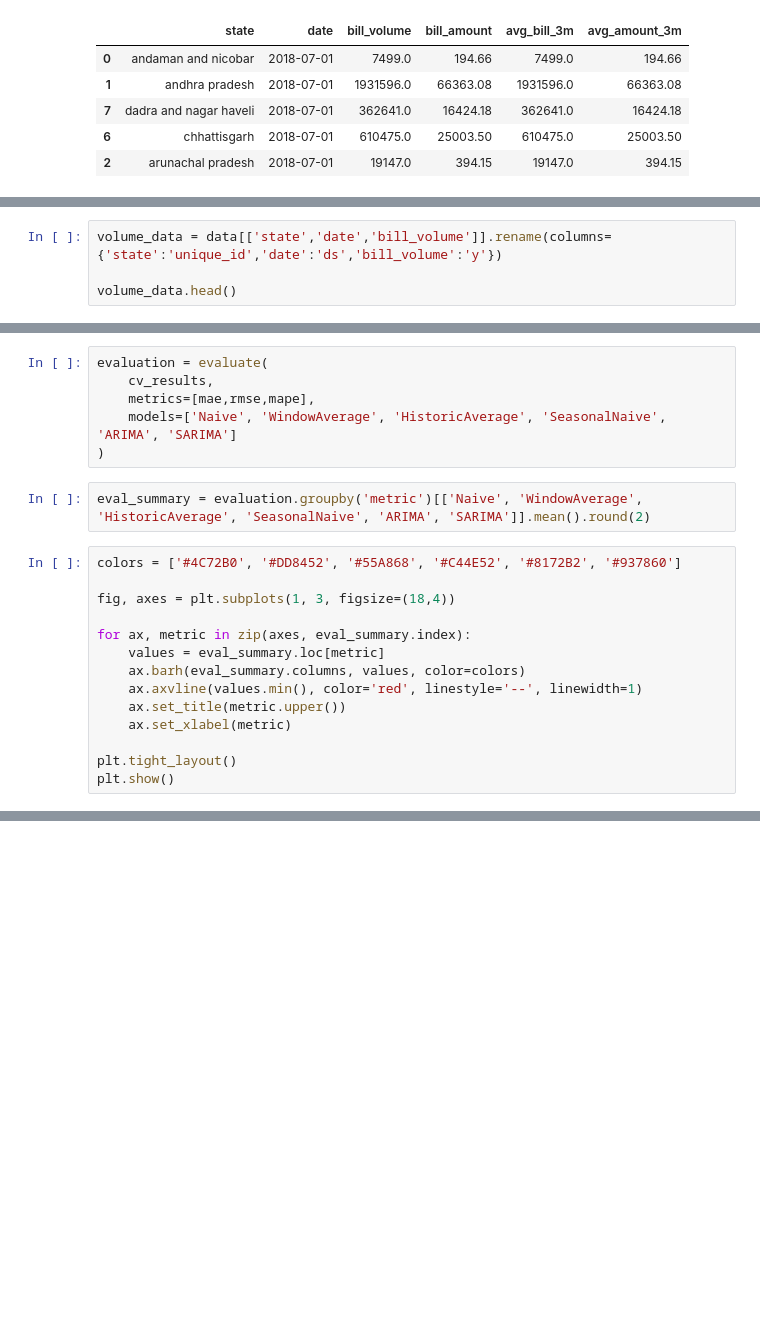
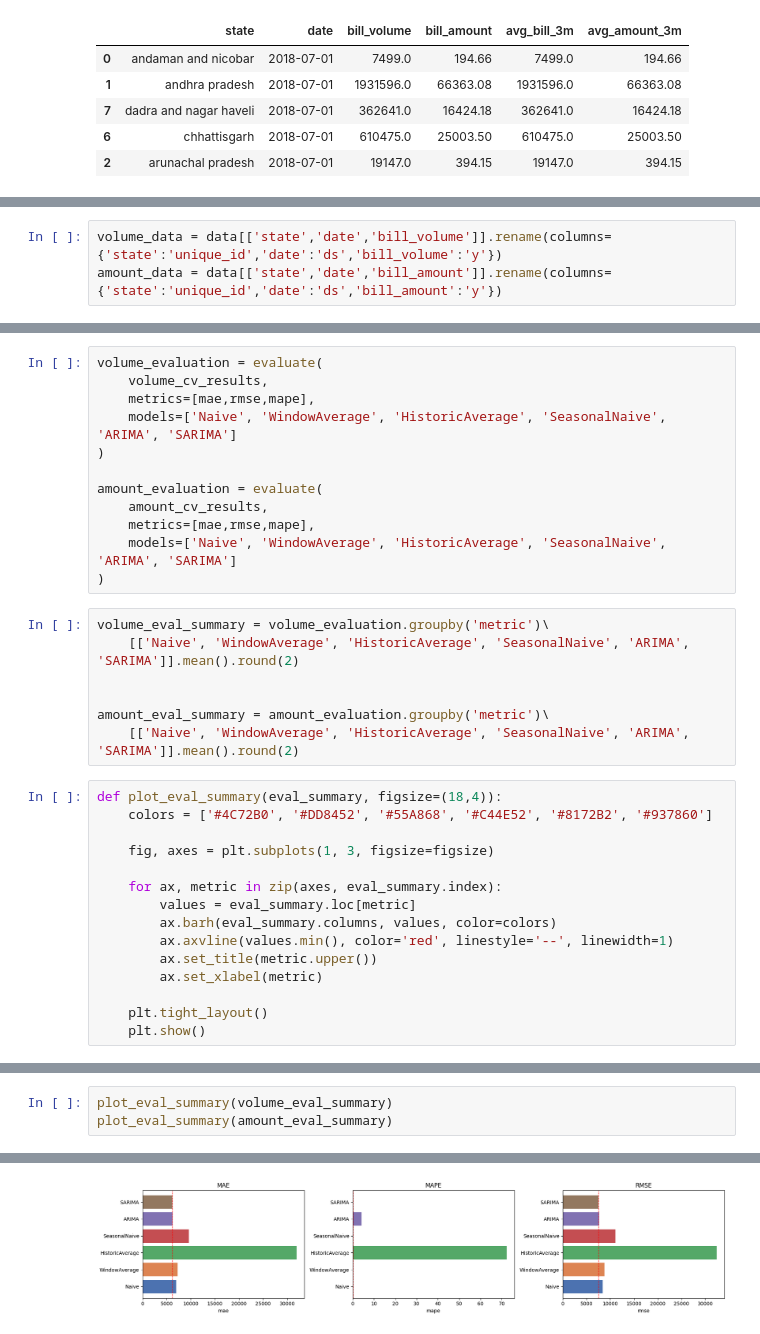
Before and after one commit to IamRaNo/india-logistics-hub-optimizer, a Jupyter notebook: jupyter notebooks/01_forecasting.ipynb, the cells around one changed output, grey strips where cells are left out. Drawn from its saved outputs; the diff is of its cells as text; blank space fills up the shorter version.

Commit message:
bill amount forecasting added

```diff
--- a/jupyter notebooks/01_forecasting.ipynb
+++ b/jupyter notebooks/01_forecasting.ipynb
@@ -202,4 +196,3 @@ Min Date: 2018-07-01 00:00:00
 # %%
 volume_data = data[['state','date','bill_volume']].rename(columns={'state':'unique_id','date':'ds','bill_volume':'y'})
-
-volume_data.head()
+amount_data = data[['state','date','bill_amount']].rename(columns={'state':'unique_id','date':'ds','bill_amount':'y'})
@@ -249,22 +257,34 @@ cv_results = forecast_model.cross_validation(
 # %%
-evaluation = evaluate(
-    cv_results,
+volume_evaluation = evaluate(
+    volume_cv_results,
     metrics=[mae,rmse,mape],
     models=['Naive', 'WindowAverage', 'HistoricAverage', 'SeasonalNaive', 'ARIMA', 'SARIMA']
 )
+
+amount_evaluation = evaluate(
+    amount_cv_results,
+    metrics=[mae,rmse,mape],
+    models=['Naive', 'WindowAverage', 'HistoricAverage', 'SeasonalNaive', 'ARIMA', 'SARIMA']
+)
 # %%
-eval_summary = evaluation.groupby('metric')[['Naive', 'WindowAverage', 'HistoricAverage', 'SeasonalNaive', 'ARIMA', 'SARIMA']].mean().round(2)
+volume_eval_summary = volume_evaluation.groupby('metric')\
+    [['Naive', 'WindowAverage', 'HistoricAverage', 'SeasonalNaive', 'ARIMA', 'SARIMA']].mean().round(2)
+
+
+amount_eval_summary = amount_evaluation.groupby('metric')\
+    [['Naive', 'WindowAverage', 'HistoricAverage', 'SeasonalNaive', 'ARIMA', 'SARIMA']].mean().round(2)
 # %%
-colors = ['#4C72B0', '#DD8452', '#55A868', '#C44E52', '#8172B2', '#937860']
+def plot_eval_summary(eval_summary, figsize=(18,4)):
+    colors = ['#4C72B0', '#DD8452', '#55A868', '#C44E52', '#8172B2', '#937860']
 
-fig, axes = plt.subplots(1, 3, figsize=(18,4))
+    fig, axes = plt.subplots(1, 3, figsize=figsize)
 
-for ax, metric in zip(axes, eval_summary.index):
-    values = eval_summary.loc[metric]
-    ax.barh(eval_summary.columns, values, color=colors)
-    ax.axvline(values.min(), color='red', linestyle='--', linewidth=1)
-    ax.set_title(metric.upper())
-    ax.set_xlabel(metric)
+    for ax, metric in zip(axes, eval_summary.index):
+        values = eval_summary.loc[metric]
+        ax.barh(eval_summary.columns, values, color=colors)
+        ax.axvline(values.min(), color='red', linestyle='--', linewidth=1)
+        ax.set_title(metric.upper())
+        ax.set_xlabel(metric)
 
-plt.tight_layout()
-plt.show()
+    plt.tight_layout()
+    plt.show()
@@ -272,0 +323,4 @@ plt.show()
+# %%
+plot_eval_summary(volume_eval_summary)
+plot_eval_summary(amount_eval_summary)
+# %% [output]
@@ -273 +328,2 @@ plt.show()
+[figure, added]
 # %%
```
Also changed, not shown: parts of 16 cells of this notebook, 2 other files.
